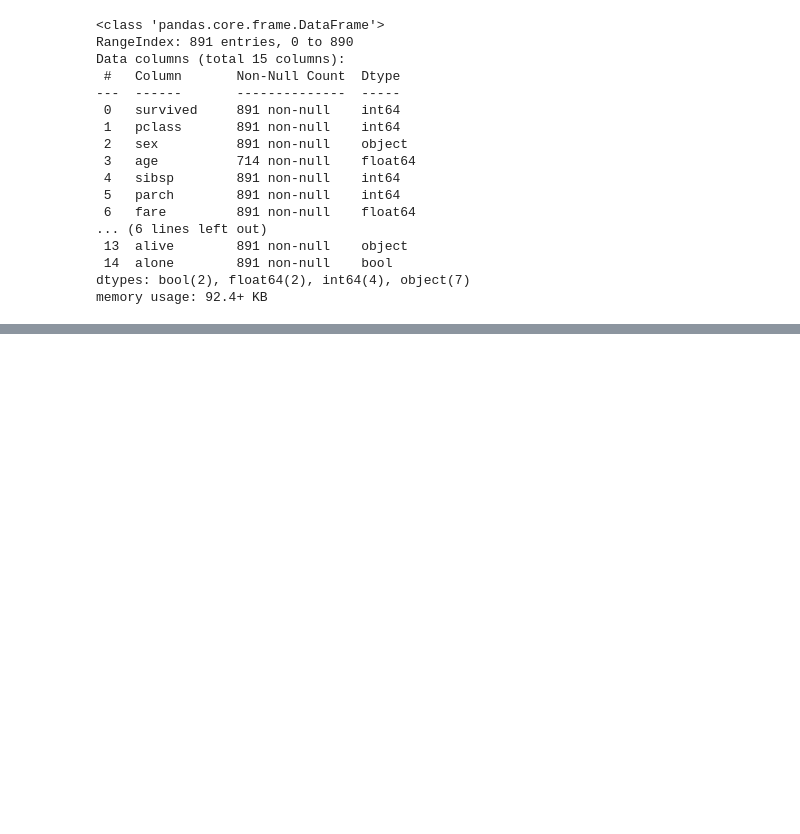
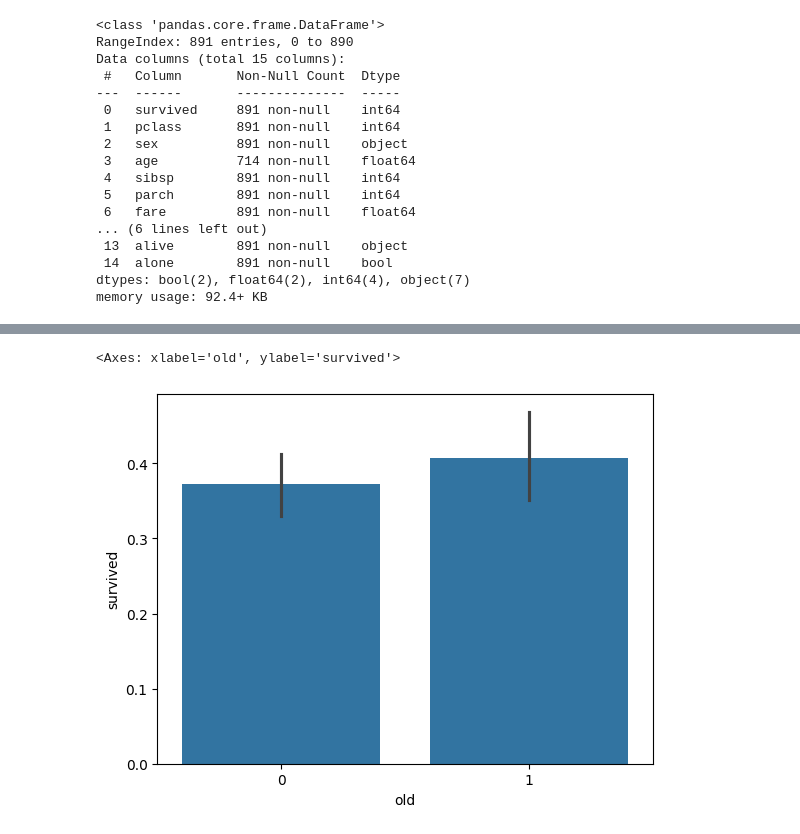
Before and after one commit to PreetiDileep/OpenAI, a Jupyter notebook: Sep24_002_EDA_Visuals.ipynb, the cells around one changed output, grey strips where cells are left out. Saved outputs shown, nothing was run; the diff lists cells and outputs as text; code cells hidden in the pictures; blank space fills up the shorter version.

```diff
--- a/Sep24_002_EDA_Visuals.ipynb
+++ b/Sep24_002_EDA_Visuals.ipynb
@@ -310,0 +325,7 @@ memory usage: 92.4+ KB
+# %%
+agenecoding=lambda X:1 if X>30 else 0
+ti['old'] = ti['age'].apply(agenecoding)
+sns.barplot(data=ti, x='old', y='survived')
+# %% [output]
+<Axes: xlabel='old', ylabel='survived'>
+[figure, added]
```
Also changed, not shown: parts of 3 cells of this notebook.
